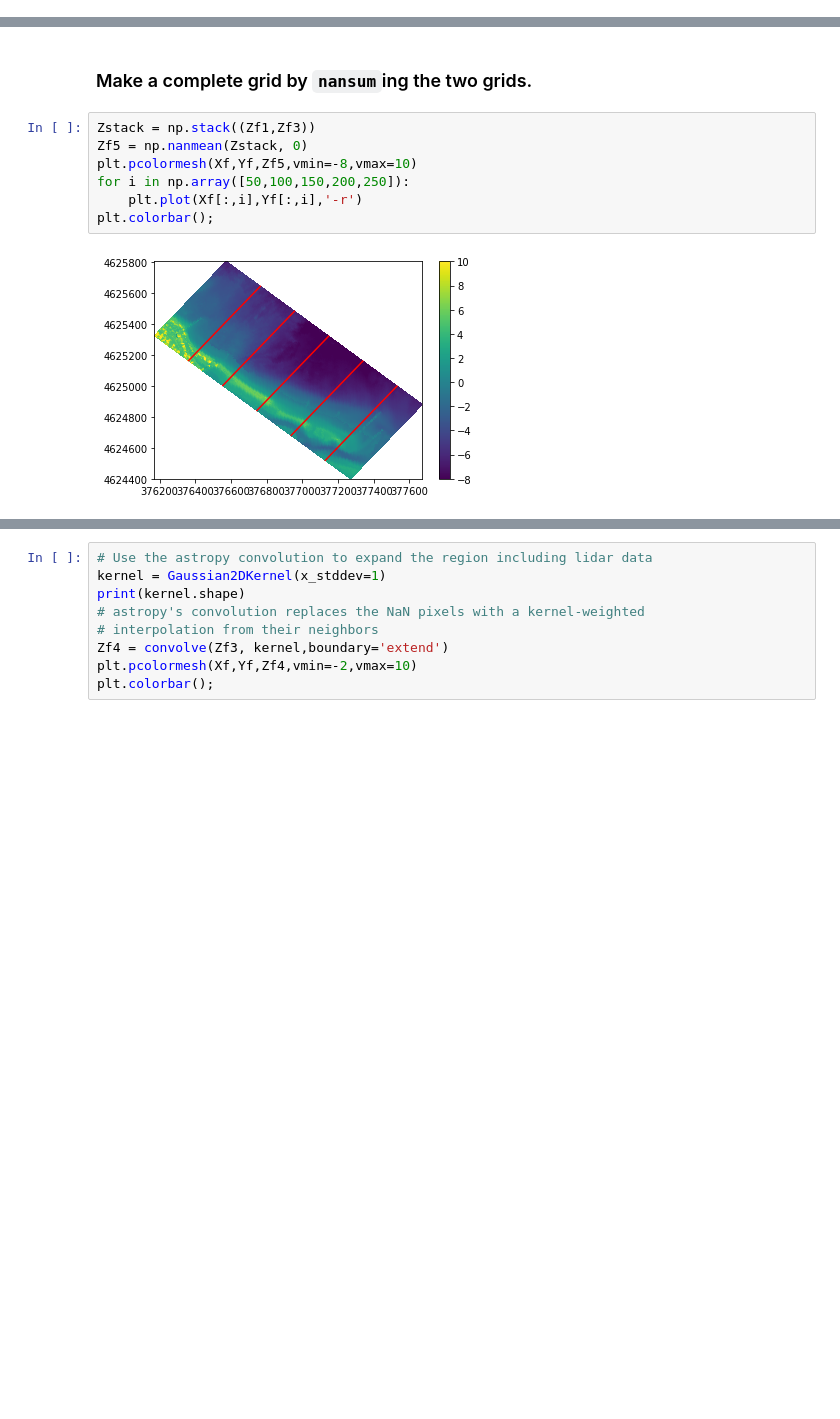
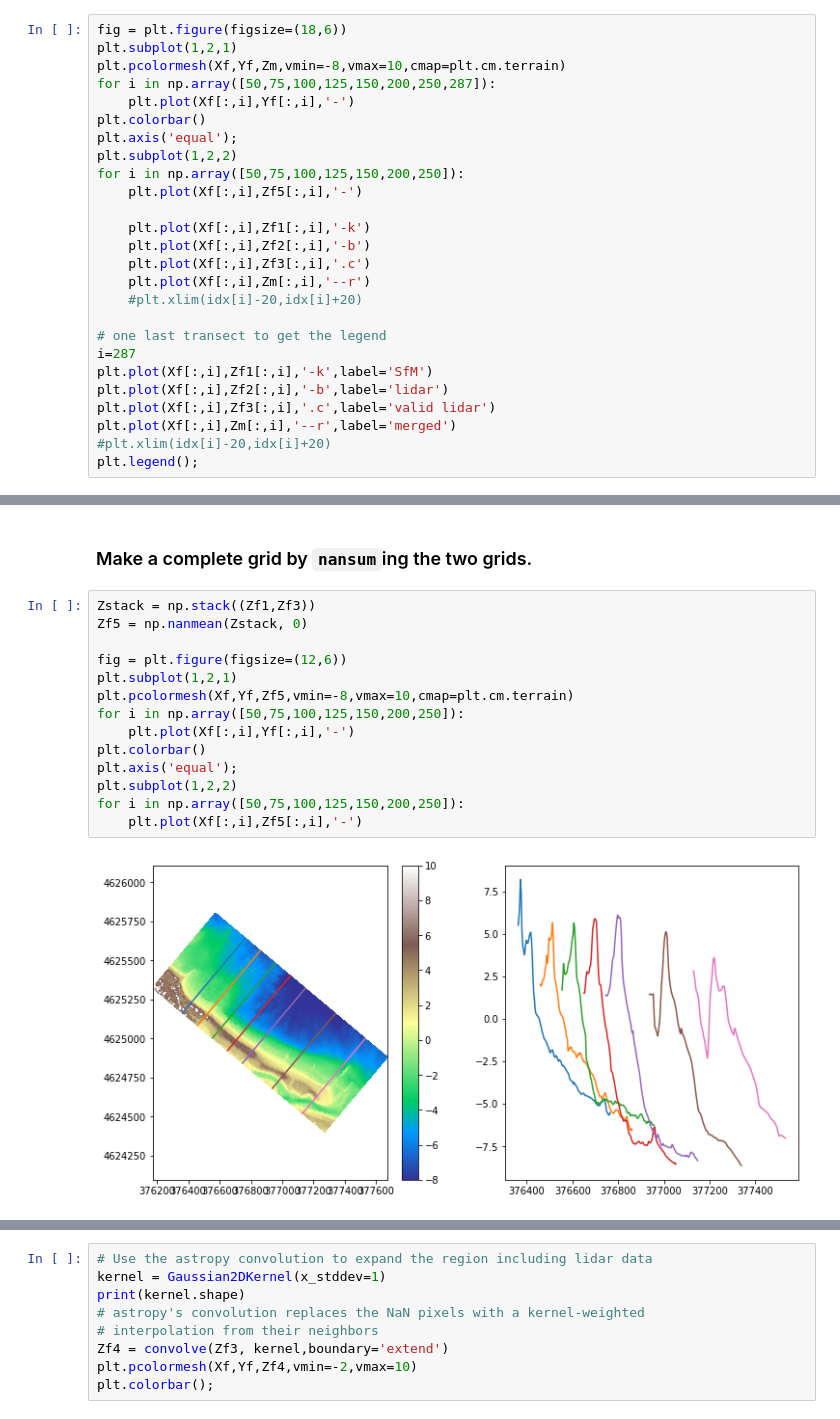
Before and after one commit to csherwood-usgs/CCBay, a Jupyter notebook: CCBay_grid_v1.ipynb, the cells around one changed output, grey strips where cells are left out. Saved outputs shown, nothing was run; the diff lists cells and outputs as text; blank space fills up the shorter version.

```diff
--- a/CCBay_grid_v1.ipynb
+++ b/CCBay_grid_v1.ipynb
@@ -413,0 +475,26 @@ plt.colorbar();
+# %%
+fig = plt.figure(figsize=(18,6))
+plt.subplot(1,2,1)
+plt.pcolormesh(Xf,Yf,Zm,vmin=-8,vmax=10,cmap=plt.cm.terrain)
+for i in np.array([50,75,100,125,150,200,250,287]):
+    plt.plot(Xf[:,i],Yf[:,i],'-')
+plt.colorbar()
+plt.axis('equal');
+plt.subplot(1,2,2)
+for i in np.array([50,75,100,125,150,200,250]):
+    plt.plot(Xf[:,i],Zf5[:,i],'-')
+
+    plt.plot(Xf[:,i],Zf1[:,i],'-k')
+    plt.plot(Xf[:,i],Zf2[:,i],'-b')
+    plt.plot(Xf[:,i],Zf3[:,i],'.c')
+    plt.plot(Xf[:,i],Zm[:,i],'--r')
+    #plt.xlim(idx[i]-20,idx[i]+20)
+
+# one last transect to get the legend
+i=287
+plt.plot(Xf[:,i],Zf1[:,i],'-k',label='SfM')
+plt.plot(Xf[:,i],Zf2[:,i],'-b',label='lidar')
+plt.plot(Xf[:,i],Zf3[:,i],'.c',label='valid lidar')
+plt.plot(Xf[:,i],Zm[:,i],'--r',label='merged')
+#plt.xlim(idx[i]-20,idx[i]+20)
+plt.legend();
@@ -416,9 +505,16 @@ plt.colorbar();
 # %%
 Zstack = np.stack((Zf1,Zf3))
 Zf5 = np.nanmean(Zstack, 0)
-plt.pcolormesh(Xf,Yf,Zf5,vmin=-8,vmax=10)
-for i in np.array([50,100,150,200,250]):
-    plt.plot(Xf[:,i],Yf[:,i],'-r')
-plt.colorbar();
+
+fig = plt.figure(figsize=(12,6))
+plt.subplot(1,2,1)
+plt.pcolormesh(Xf,Yf,Zf5,vmin=-8,vmax=10,cmap=plt.cm.terrain)
+for i in np.array([50,75,100,125,150,200,250]):
+    plt.plot(Xf[:,i],Yf[:,i],'-')
+plt.colorbar()
+plt.axis('equal');
+plt.subplot(1,2,2)
+for i in np.array([50,75,100,125,150,200,250]):
+    plt.plot(Xf[:,i],Zf5[:,i],'-')
 # %% [output]
-[figure, old version]
+[figure, new version]
```
Also changed, not shown: parts of 14 cells of this notebook.
